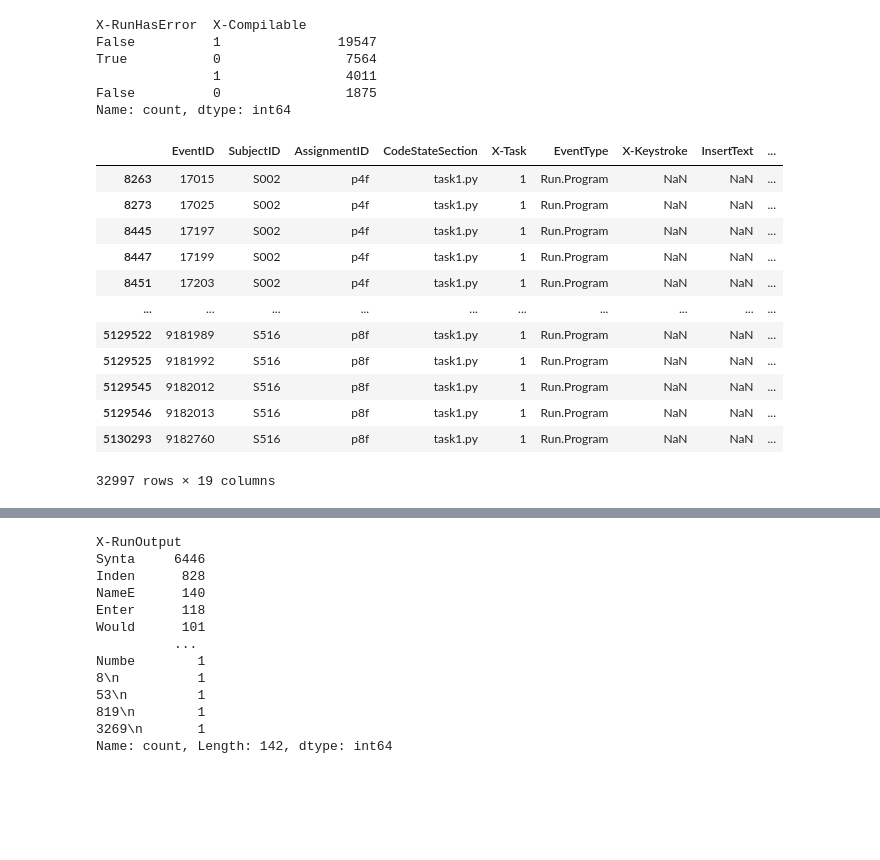
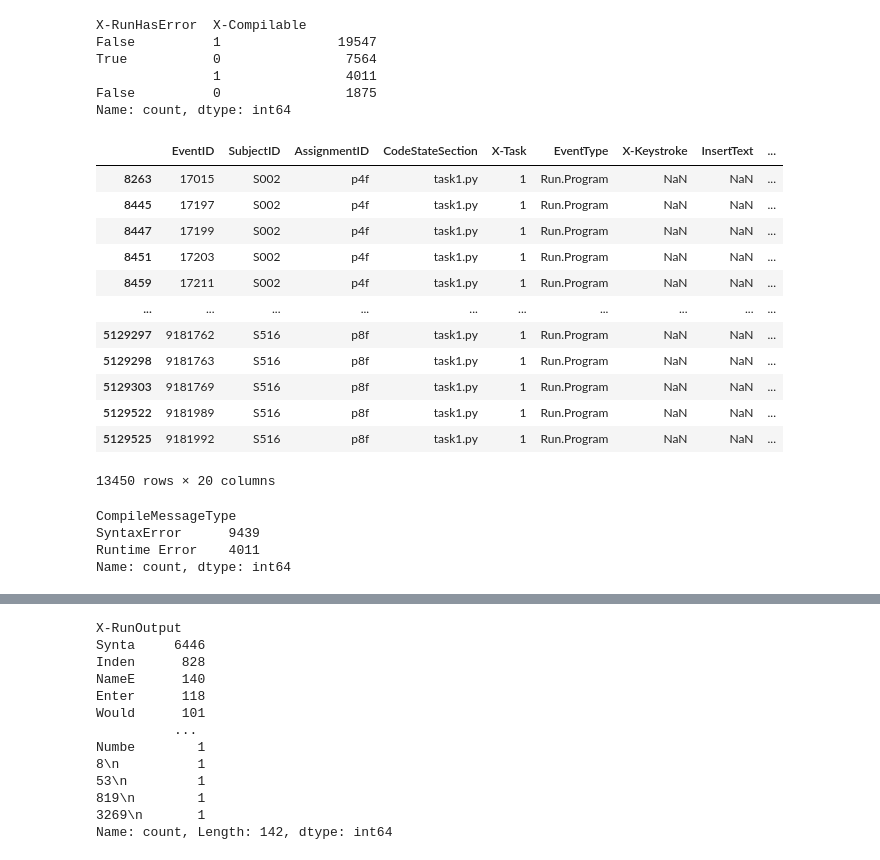
Before and after one commit to CSSPLICE/ProgSnapToolkit, a Jupyter notebook: src/converters/edwards2019.ipynb, the cells around one changed output, grey strips where cells are left out. Drawn from its saved outputs; the diff is of its cells as text; code cells hidden in the pictures; blank space fills up the shorter version.

```diff
--- a/src/converters/edwards2019.ipynb
+++ b/src/converters/edwards2019.ipynb
@@ -54,20 +54,27 @@ def get_error_type(row):
     else:
         raise ValueError("Row does not have an error")
 # %%
-errors = keystrokes[(keystrokes[Cols.EventType] == EventType.RunProgram) & (keystrokes["X-RunHasError"] | ~keystrokes["X-Compilable"])].copy()
-# errors[Cols.CompileMessageType] = errors.apply(get_error_type, axis=1)
+errors = keystrokes[(keystrokes[Cols.EventType] == EventType.RunProgram) & (keystrokes["X-RunHasError"] | (keystrokes["X-Compilable"] == 0))].copy()
+errors[Cols.CompileMessageType] = errors.apply(get_error_type, axis=1)
 errors
 # %% [output]
 |  | EventID | SubjectID | AssignmentID | CodeStateSection | X-Task | EventType | X-Keystroke | InsertText | ... |
 | 8263 | 17015 | S002 | p4f | task1.py | 1 | Run.Program | NaN | NaN | ... |
-| 8273 | 17025 | S002 | p4f | task1.py | 1 | Run.Program | NaN | NaN | ... |
 | 8445 | 17197 | S002 | p4f | task1.py | 1 | Run.Program | NaN | NaN | ... |
 | 8447 | 17199 | S002 | p4f | task1.py | 1 | Run.Program | NaN | NaN | ... |
 | 8451 | 17203 | S002 | p4f | task1.py | 1 | Run.Program | NaN | NaN | ... |
+| 8459 | 17211 | S002 | p4f | task1.py | 1 | Run.Program | NaN | NaN | ... |
 | ... | ... | ... | ... | ... | ... | ... | ... | ... | ... |
+| 5129297 | 9181762 | S516 | p8f | task1.py | 1 | Run.Program | NaN | NaN | ... |
+| 5129298 | 9181763 | S516 | p8f | task1.py | 1 | Run.Program | NaN | NaN | ... |
+| 5129303 | 9181769 | S516 | p8f | task1.py | 1 | Run.Program | NaN | NaN | ... |
 | 5129522 | 9181989 | S516 | p8f | task1.py | 1 | Run.Program | NaN | NaN | ... |
 | 5129525 | 9181992 | S516 | p8f | task1.py | 1 | Run.Program | NaN | NaN | ... |
-| 5129545 | 9182012 | S516 | p8f | task1.py | 1 | Run.Program | NaN | NaN | ... |
-| 5129546 | 9182013 | S516 | p8f | task1.py | 1 | Run.Program | NaN | NaN | ... |
-| 5130293 | 9182760 | S516 | p8f | task1.py | 1 | Run.Program | NaN | NaN | ... |
-32997 rows × 19 columns
+13450 rows × 20 columns
+# %%
+errors.CompileMessageType.value_counts()
+# %% [output]
+CompileMessageType
+SyntaxError      9439
+Runtime Error    4011
+Name: count, dtype: int64
```
Also changed, not shown: parts of 37 cells of this notebook, 3 other files.
